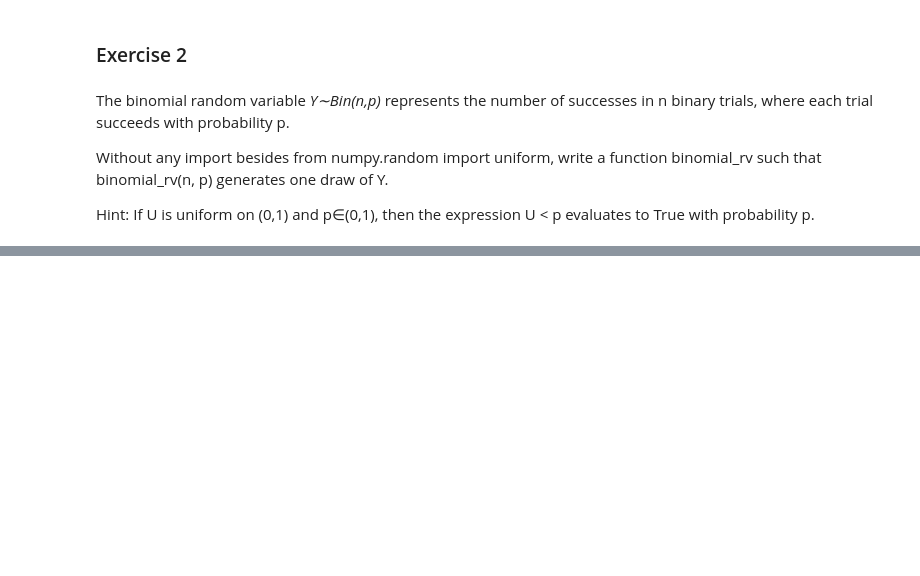
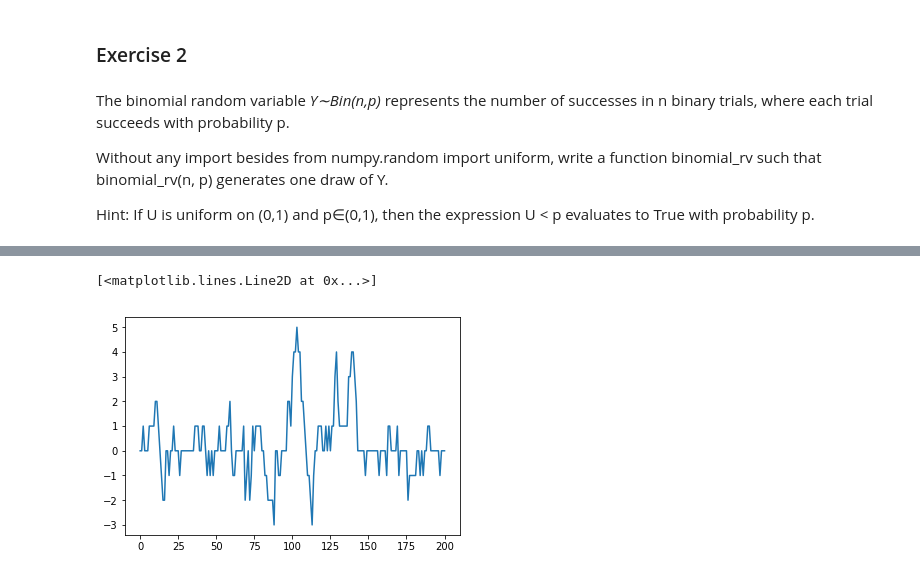
Before and after one commit to ivtavares/Quantitative-Economics-with-Python, a Jupyter notebook: 02 - An Introductory Example.ipynb, the cells around one changed output, grey strips where cells are left out. Drawn from its saved outputs; the diff is of its cells as text; code cells hidden in the pictures; blank space fills up the shorter version.

```diff
--- a/02 - An Introductory Example.ipynb
+++ b/02 - An Introductory Example.ipynb
@@ -91,0 +165,13 @@ Hint: If U is uniform on (0,1) and p∈(0,1), then the expression U < p evaluate
+# %%
+import numpy as np
+import matplotlib.pyplot as plt
+def ex5():
+    α = 0.9
+    T = 200
+    x = np.zeros(T+1, dtype=int)
+    ϵ = np.random.normal(size = T+1)
+    for t in range(T):
+            x[t+1] = α*x[t]+ϵ[t+1]
+    return plt.plot(x)
+%time ex5()
+# %% [output]
@@ -91,0 +180,2 @@ Hint: If U is uniform on (0,1) and p∈(0,1), then the expression U < p evaluate
+[<matplotlib.lines.Line2D at 0x...>]
+[figure, added]
```
Also changed, not shown: parts of 17 cells of this notebook, 1 other file.
